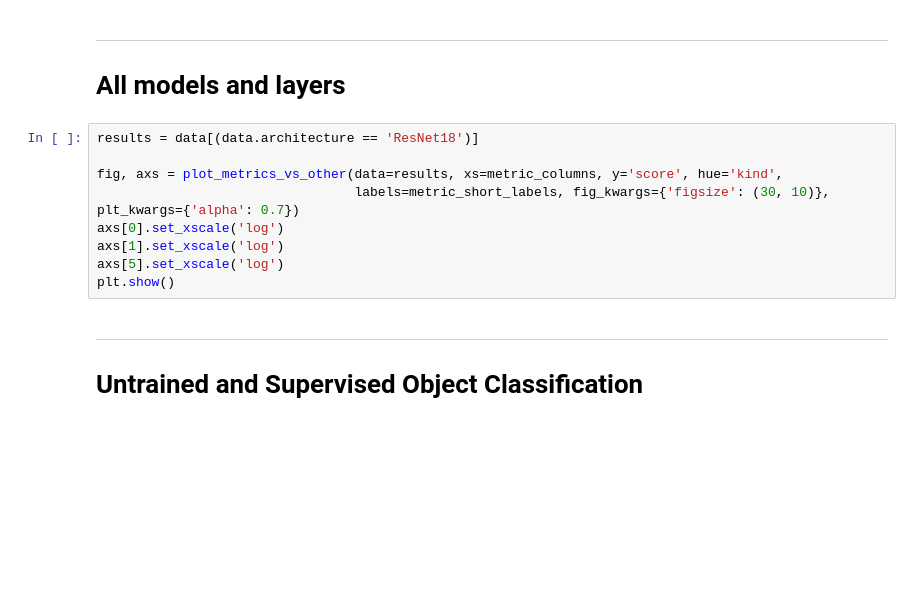
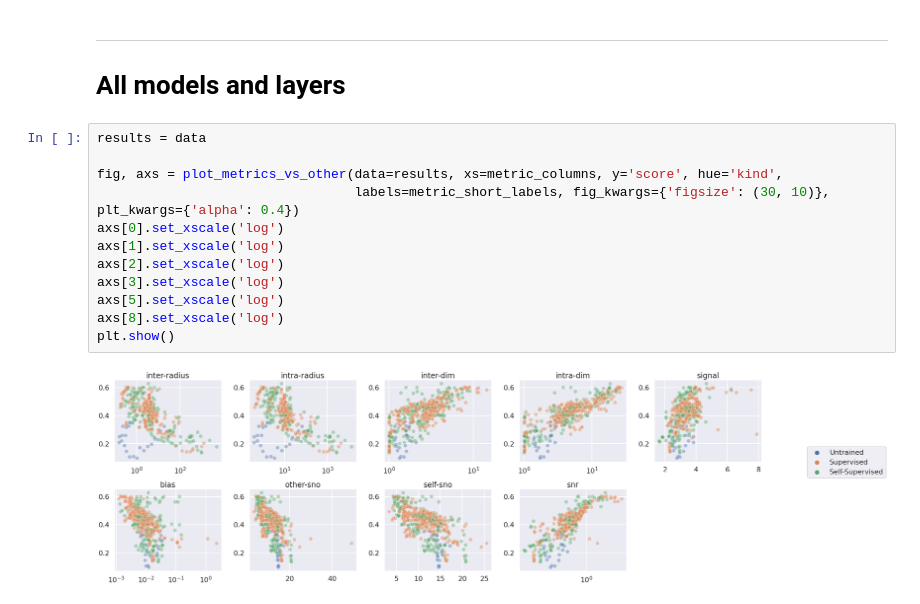
Before and after one commit to EricElmoznino/encoder_dimensionality, a Jupyter notebook: notebooks/encoding_vs_manifolds.ipynb, the cells around one changed output. Drawn from its saved outputs; the diff is of its cells as text; blank space fills up the shorter version.

```diff
--- a/notebooks/encoding_vs_manifolds.ipynb
+++ b/notebooks/encoding_vs_manifolds.ipynb
@@ -43,14 +43,16 @@ data.head()
 ---
 # All models and layers
 # %%
-results = data[(data.architecture == 'ResNet18')]
+results = data
 
 fig, axs = plot_metrics_vs_other(data=results, xs=metric_columns, y='score', hue='kind',
-                                 labels=metric_short_labels, fig_kwargs={'figsize': (30, 10)}, plt_kwargs={'alpha': 0.7})
+                                 labels=metric_short_labels, fig_kwargs={'figsize': (30, 10)}, plt_kwargs={'alpha': 0.4})
 axs[0].set_xscale('log')
 axs[1].set_xscale('log')
+axs[2].set_xscale('log')
+axs[3].set_xscale('log')
 axs[5].set_xscale('log')
+axs[8].set_xscale('log')
 plt.show()
+# %% [output]
+[figure, added]
-# %% [markdown]
----
-# Untrained and Supervised Object Classification
```
Also changed, not shown: parts of 7 cells of this notebook, 2 other files.
